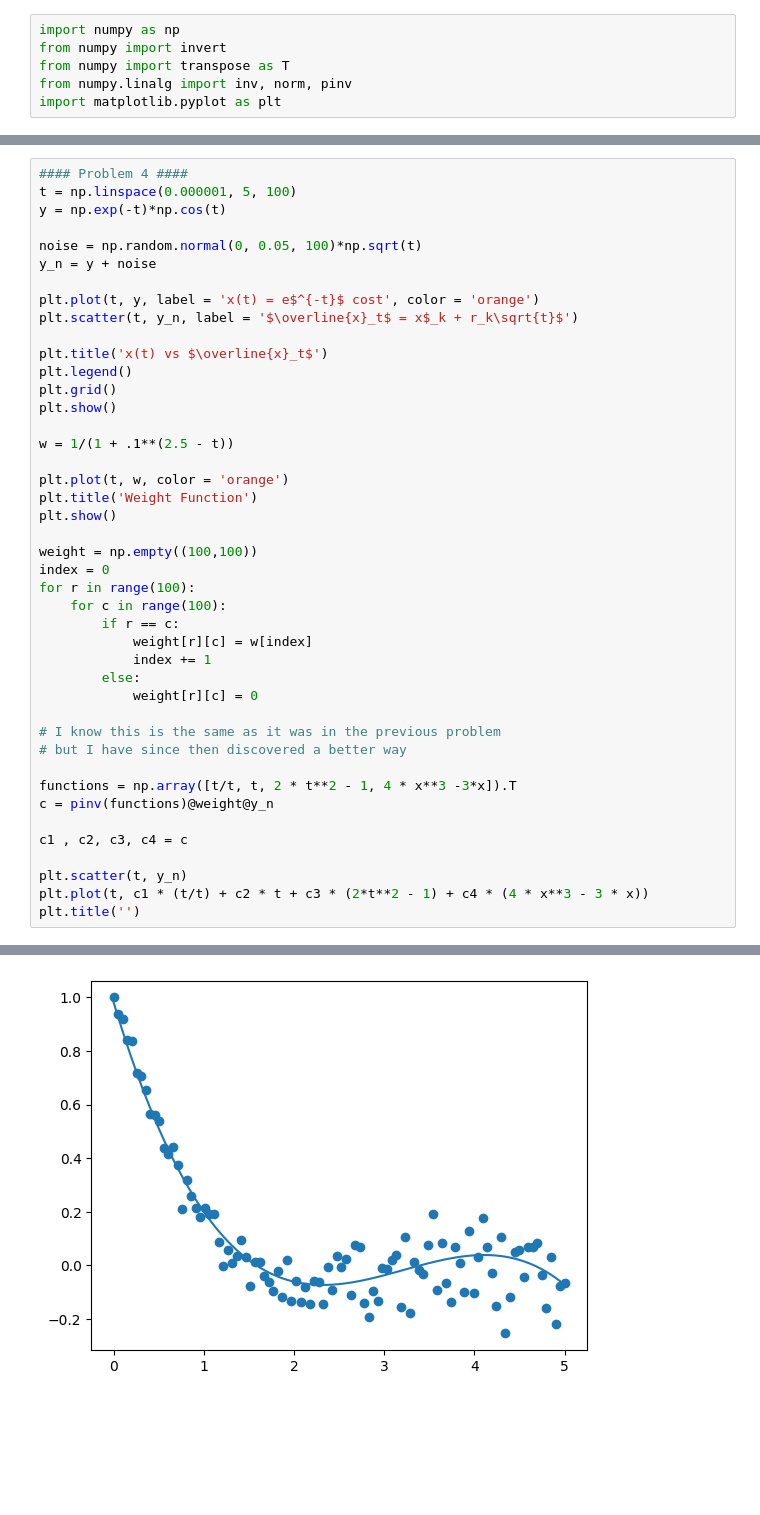
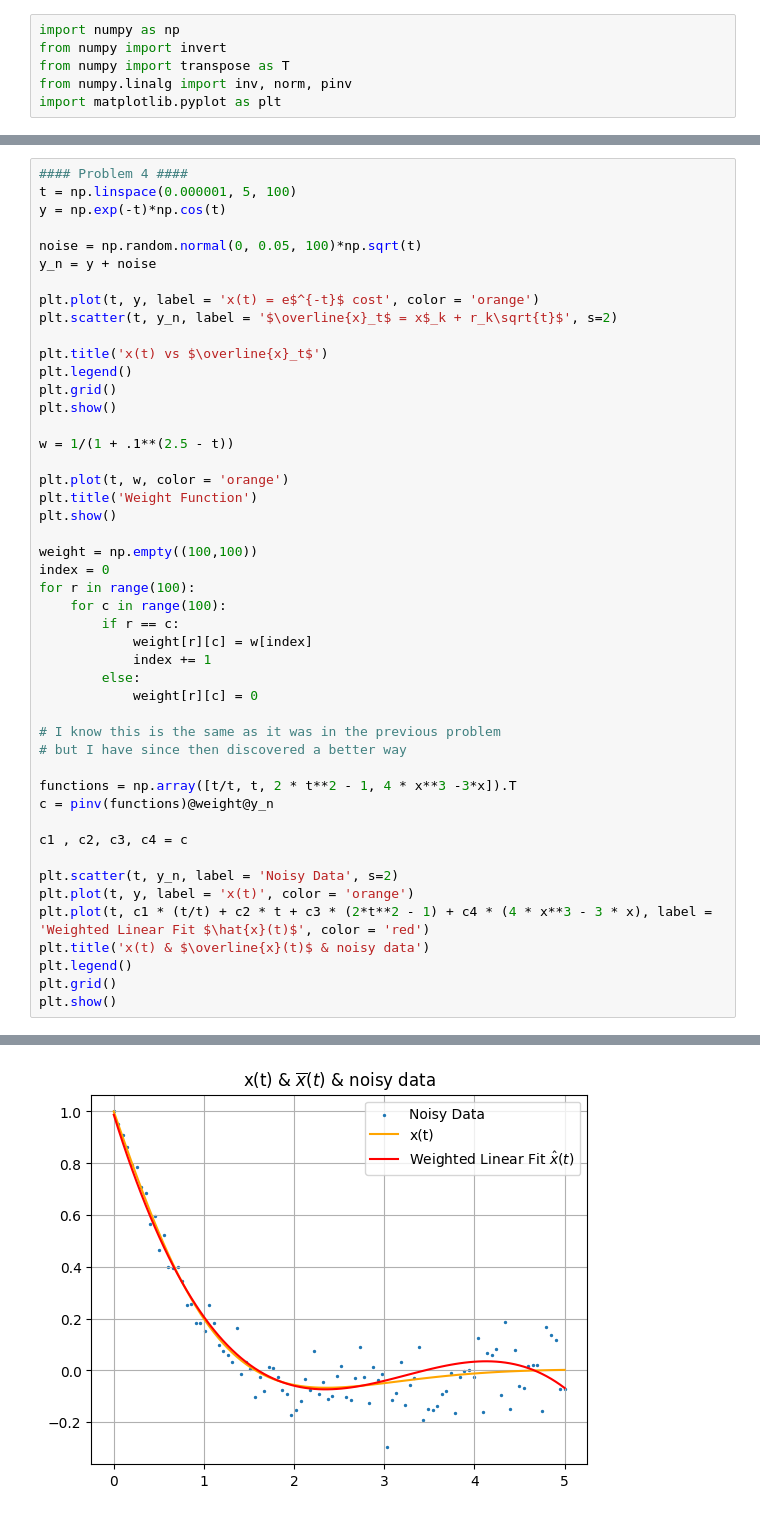
Before and after one commit to h-e-t/AERO222, a Jupyter notebook: HW3/TruebaHW3.ipynb, the cells around one changed output, grey strips where cells are left out. Cells and saved outputs as stored; diff of their text form; blank space fills up the shorter version.

```diff
--- a/HW3/TruebaHW3.ipynb
+++ b/HW3/TruebaHW3.ipynb
@@ -85,7 +85,7 @@ noise = np.random.normal(0, 0.05, 100)*np.sqrt(t)
 y_n = y + noise
 
 plt.plot(t, y, label = 'x(t) = e$^{-t}$ cost', color = 'orange')
-plt.scatter(t, y_n, label = '$\overline{x}_t$ = x$_k + r_k\sqrt{t}$')
+plt.scatter(t, y_n, label = '$\overline{x}_t$ = x$_k + r_k\sqrt{t}$', s=2)
 
 plt.title('x(t) vs $\overline{x}_t$')
 plt.legend()
@@ -116,7 +116,11 @@ c = pinv(functions)@weight@y_n
 
 c1 , c2, c3, c4 = c
 
-plt.scatter(t, y_n)
-plt.plot(t, c1 * (t/t) + c2 * t + c3 * (2*t**2 - 1) + c4 * (4 * x**3 - 3 * x))
-plt.title('')
+plt.scatter(t, y_n, label = 'Noisy Data', s=2)
+plt.plot(t, y, label = 'x(t)', color = 'orange')
+plt.plot(t, c1 * (t/t) + c2 * t + c3 * (2*t**2 - 1) + c4 * (4 * x**3 - 3 * x), label = 'Weighted Linear Fit $\hat{x}(t)$', color = 'red')
+plt.title('x(t) & $\overline{x}(t)$ & noisy data')
+plt.legend()
+plt.grid()
+plt.show()
 # %% [output]
@@ -126 +129 @@ plt.title('')
-[figure, old version]
+[figure, new version]
```
Also changed, not shown: parts of 4 cells of this notebook.
